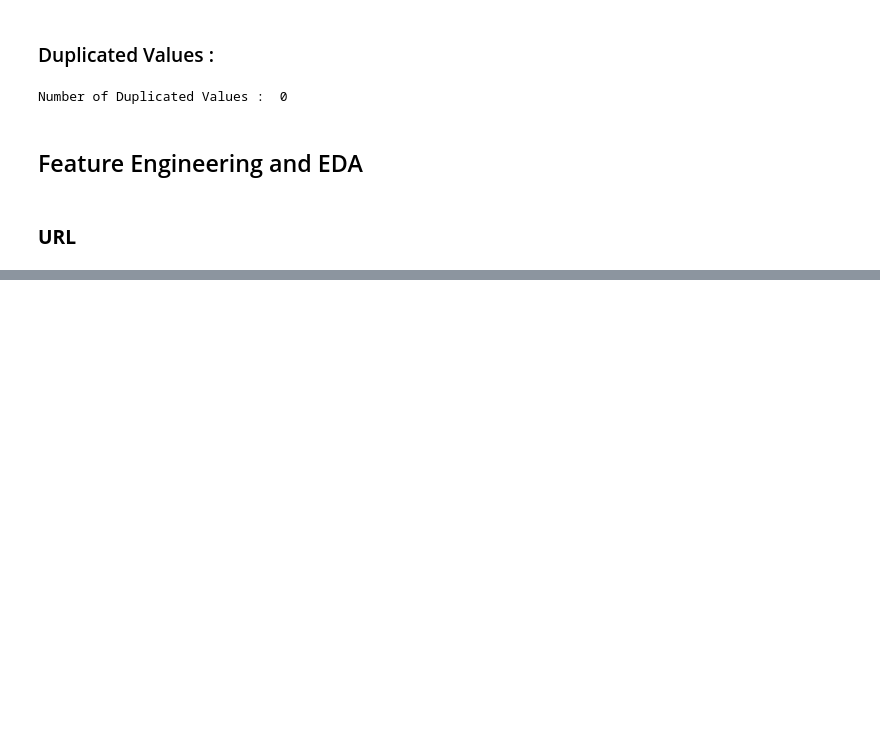
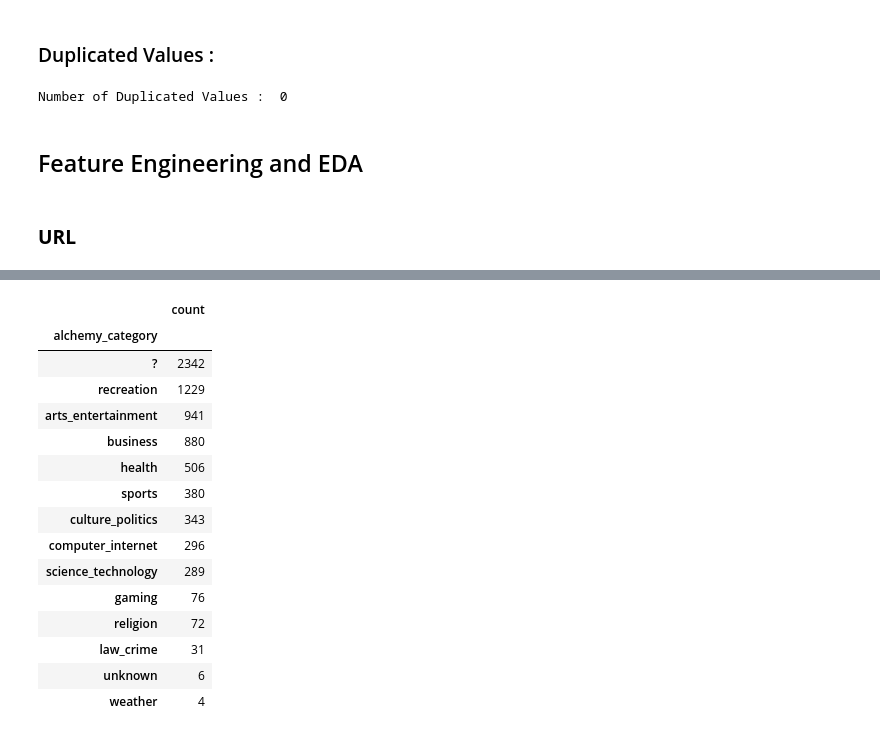
Before and after one commit to olamineZakaria/StumbleUpon-Evergreen-Classification-Challenge, a Jupyter notebook: stumbleupon_problem.ipynb, the cells around one changed output, grey strips where cells are left out. Cells and saved outputs as stored; diff of their text form; code cells hidden in the pictures; blank space fills up the shorter version.

```diff
--- a/stumbleupon_problem.ipynb
+++ b/stumbleupon_problem.ipynb
@@ -268 +306,20 @@ data['alchemy_category'].value_counts().plot(
+# %%
+data['alchemy_category'].value_counts().to_frame().style.background_gradient()
+# %% [output]
+|  | count |
+| alchemy_category |  |
+| ? | 2342 |
+| recreation | 1229 |
+| arts_entertainment | 941 |
+| business | 880 |
+| health | 506 |
+| sports | 380 |
+| culture_politics | 343 |
+| computer_internet | 296 |
+| science_technology | 289 |
+| gaming | 76 |
+| religion | 72 |
+| law_crime | 31 |
+| unknown | 6 |
+| weather | 4 |
 # %%
```
Also changed, not shown: parts of 18 cells of this notebook.
